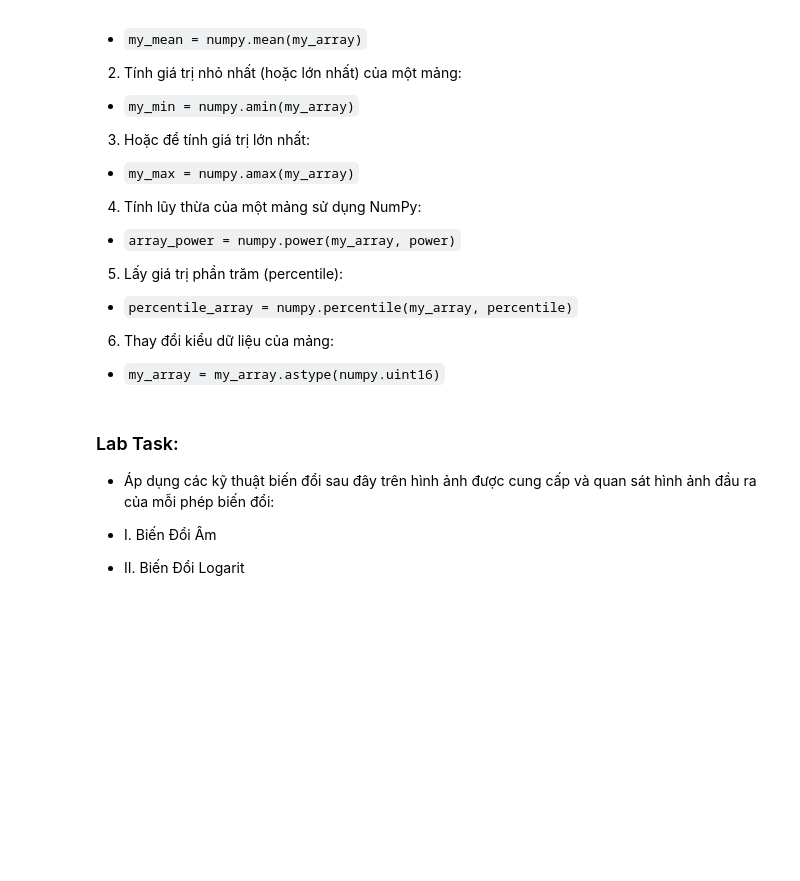
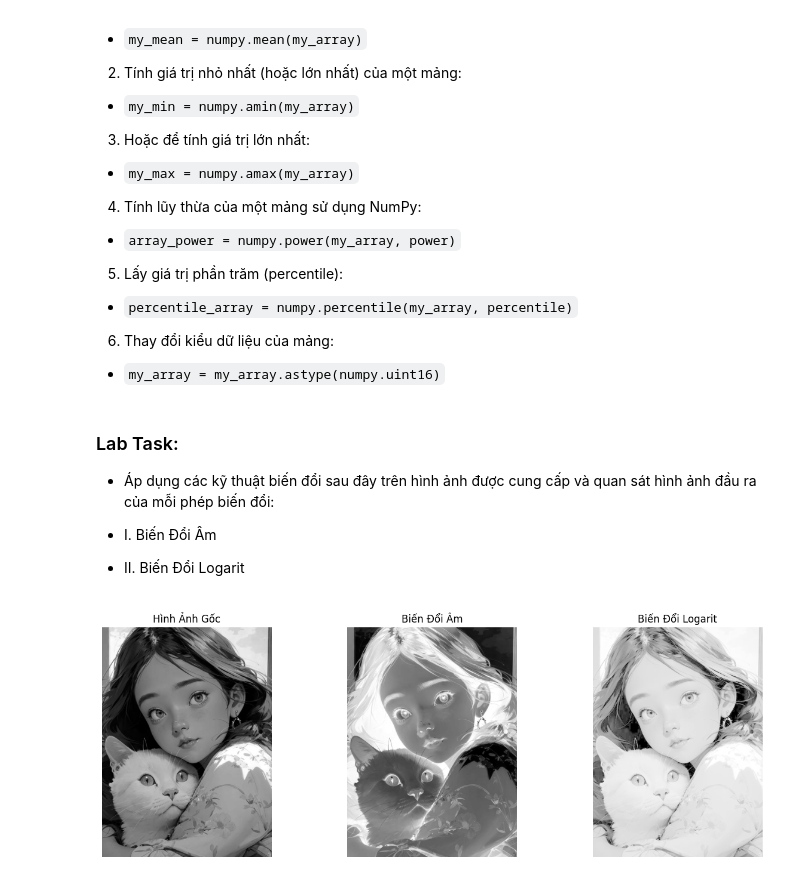
Before and after one commit to KyTranDE/Image-Proccessing, a Jupyter notebook: Practice_week3/lab3.ipynb, the cells around one changed output. Cells and saved outputs as stored; diff of their text form; code cells hidden in the pictures; blank space fills up the shorter version.

```diff
--- a/Practice_week3/lab3.ipynb
+++ b/Practice_week3/lab3.ipynb
@@ -94,3 +94,62 @@ Trong quá trình biến đổi logarit, các pixel tối trong ảnh được m
 - I. Biến Đổi Âm
 
 - II. Biến Đổi Logarit
+# %%
+import cv2
+import numpy as np
+import matplotlib.pyplot as plt
+
+def negative_transformation(image):
+    """
+    Thực hiện biến đổi âm trên hình ảnh.
+    Công thức: s = (L - 1) - r
+    """
+    L = 256  # Số mức xám cho ảnh 8-bit
+    negative_image = (L - 1) - image
+    return negative_image
+
+def log_transformation(image):
+    """
+    Thực hiện biến đổi logarit trên hình ảnh.
+    Công thức: s = c * log(1 + r)
+    Trong đó, c = 255 / log(1 + max_pixel_value)
+    """
+    image = image.astype(np.float32)
+    c = 255 / np.log(1 + np.max(image))
+    log_image = c * np.log(1 + image)
+    log_image = np.uint8(cv2.normalize(log_image, None, 0, 255, cv2.NORM_MINMAX))
+
+    return log_image
+
+def display_images(original, negative, log_transformed):
+    """
+    Hiển thị hình ảnh gốc, hình ảnh sau biến đổi âm và biến đổi logarit.
+    """
+    plt.figure(figsize=(15,5))
+
+    plt.subplot(1,3,1)
+    plt.imshow(original, cmap='gray')
+    plt.title('Hình Ảnh Gốc')
+    plt.axis('off')
+
+    plt.subplot(1,3,2)
+    plt.imshow(negative, cmap='gray')
+    plt.title('Biến Đổi Âm')
+    plt.axis('off')
+
+    plt.subplot(1,3,3)
+    plt.imshow(log_transformed, cmap='gray')
+    plt.title('Biến Đổi Logarit')
+    plt.axis('off')
+
+    plt.show()
+
+if __name__ == "__main__":
+    path_img = r'D:\Image-Proccessing\pratice\week_1\img\00750.jpeg'
+
+    image = cv2.imread(path_img,0)
+    negative_image = negative_transformation(image)
+    log_transformed_image = log_transformation(image)
+    display_images(image, negative_image, log_transformed_image)
+# %% [output]
+[figure, added]
```
Also changed, not shown: parts of 2 cells of this notebook.
